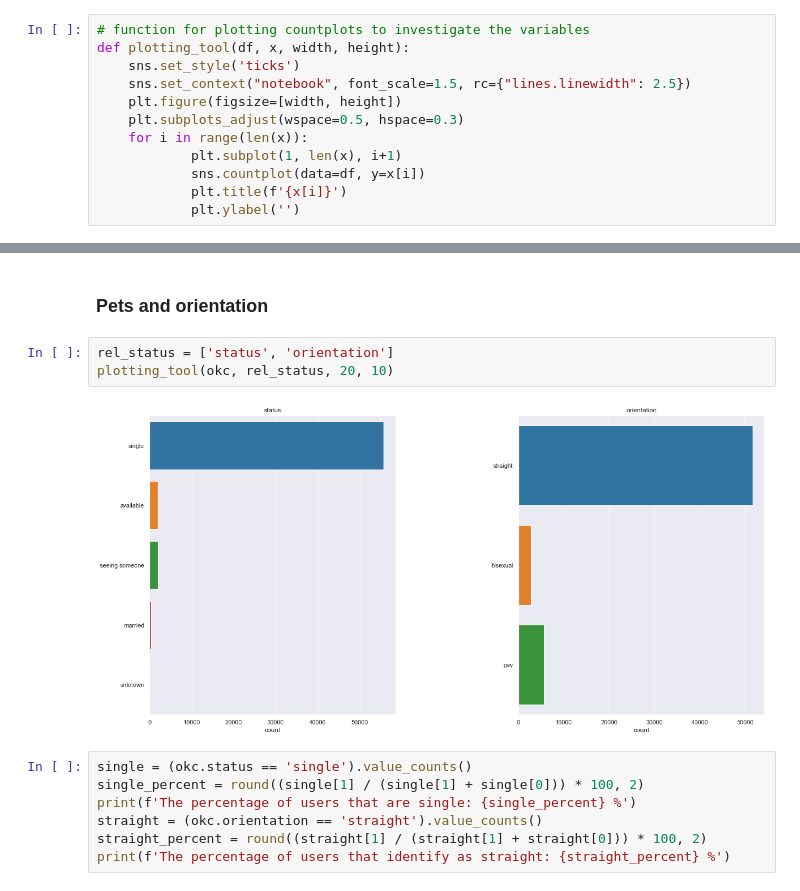
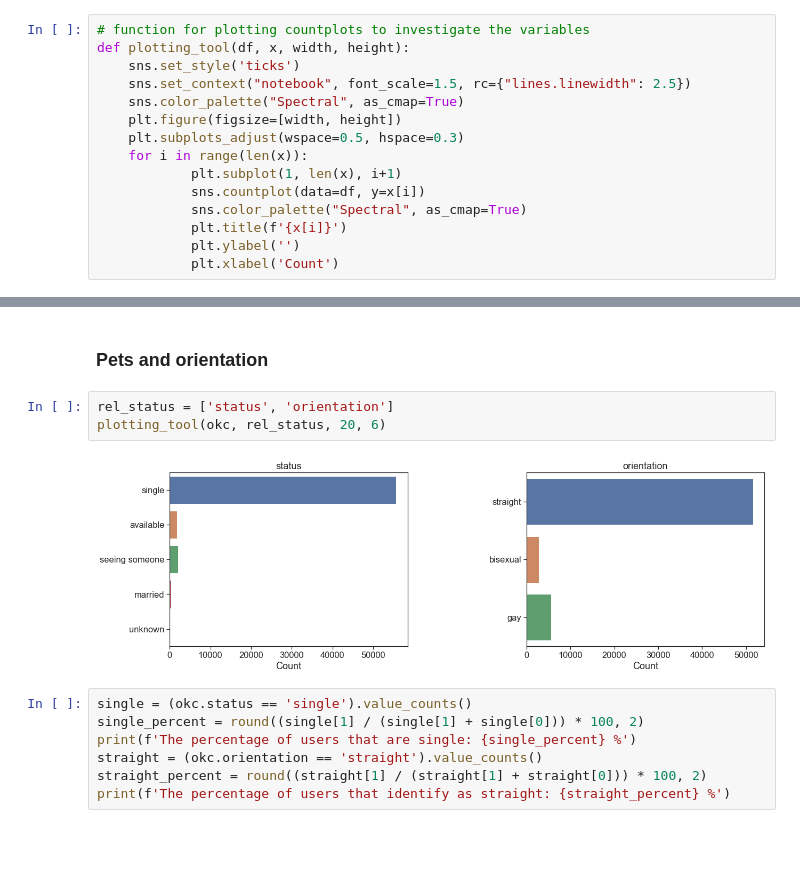
Before and after one commit to LottesofCode/Portfolio, a Jupyter notebook: _notebooks/2022-06-22-date-a-scientist.ipynb, the cells around one changed output, grey strips where cells are left out. Drawn from its saved outputs; the diff is of its cells as text; blank space fills up the shorter version.

```diff
--- a/_notebooks/2022-06-22-date-a-scientist.ipynb
+++ b/_notebooks/2022-06-22-date-a-scientist.ipynb
@@ -350,13 +357,16 @@ plt.show()
 def plotting_tool(df, x, width, height):
     sns.set_style('ticks')
     sns.set_context("notebook", font_scale=1.5, rc={"lines.linewidth": 2.5})
+    sns.color_palette("Spectral", as_cmap=True)
     plt.figure(figsize=[width, height])
     plt.subplots_adjust(wspace=0.5, hspace=0.3)
     for i in range(len(x)):
             plt.subplot(1, len(x), i+1)
             sns.countplot(data=df, y=x[i])
+            sns.color_palette("Spectral", as_cmap=True)
             plt.title(f'{x[i]}')
             plt.ylabel('')
+            plt.xlabel('Count')
 # %% [markdown]
 ### Diet and body
 OkCupid can list their body type and diet choices in their profiles. The diet answers have qualifying information such as "strictly" or "mostly".  This information is removed into a new column, diet_clean, in order to simplify this variable.
@@ -438,9 +452,9 @@ There is a range of employments, with no one industry dominating the answers, th
 ### Pets and orientation
 # %%
 rel_status = ['status', 'orientation']
-plotting_tool(okc, rel_status, 20, 10)
+plotting_tool(okc, rel_status, 20, 6)
 # %% [output]
-[figure, old version]
+[figure, new version]
 # %%
 single = (okc.status == 'single').value_counts()
 single_percent = round((single[1] / (single[1] + single[0])) * 100, 2)
```
Also changed, not shown: parts of 13 cells of this notebook.
